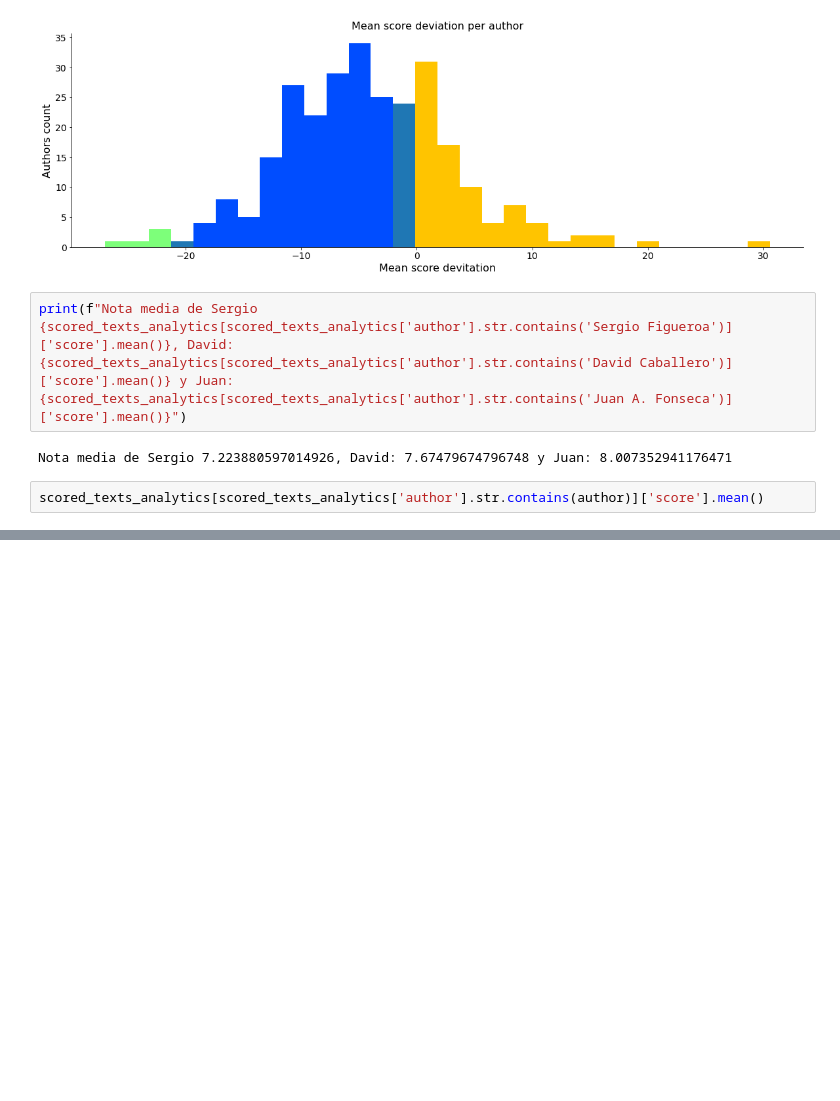
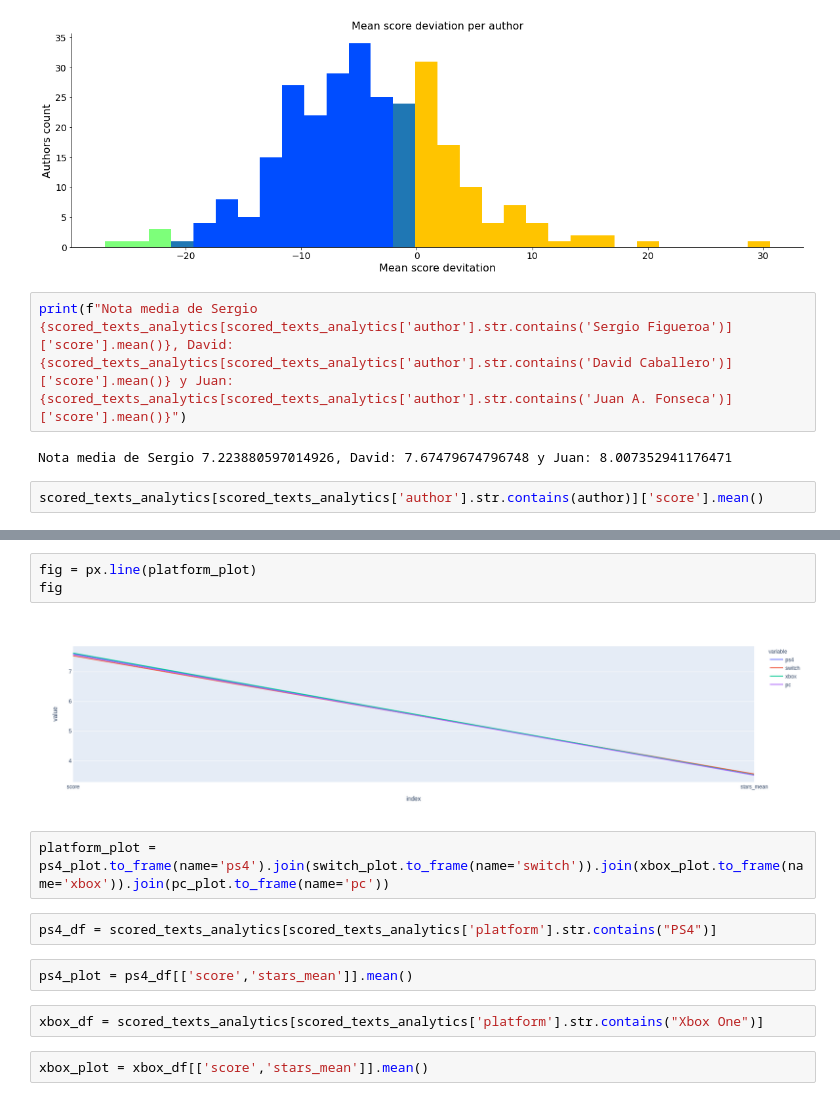
Before and after one commit to SergioFigue/the-critics-critique, a Jupyter notebook: notebooks/results_analysis.ipynb, the cells around one changed output, grey strips where cells are left out. Cells and saved outputs as stored; diff of their text form; blank space fills up the shorter version.

```diff
--- a/notebooks/results_analysis.ipynb
+++ b/notebooks/results_analysis.ipynb
@@ -391,0 +403,15 @@ scored_texts_analytics[scored_texts_analytics['author'].str.contains(author)]['s
+# %%
+fig = px.line(platform_plot)
+fig
+# %% [output]
+[figure, added]
+# %%
+platform_plot = ps4_plot.to_frame(name='ps4').join(switch_plot.to_frame(name='switch')).join(xbox_plot.to_frame(name='xbox')).join(pc_plot.to_frame(name='pc'))
+# %%
+ps4_df = scored_texts_analytics[scored_texts_analytics['platform'].str.contains("PS4")]
+# %%
+ps4_plot = ps4_df[['score','stars_mean']].mean()
+# %%
+xbox_df = scored_texts_analytics[scored_texts_analytics['platform'].str.contains("Xbox One")]
+# %%
+xbox_plot = xbox_df[['score','stars_mean']].mean()
```
Also changed, not shown: parts of 20 cells of this notebook, 1 other file.
